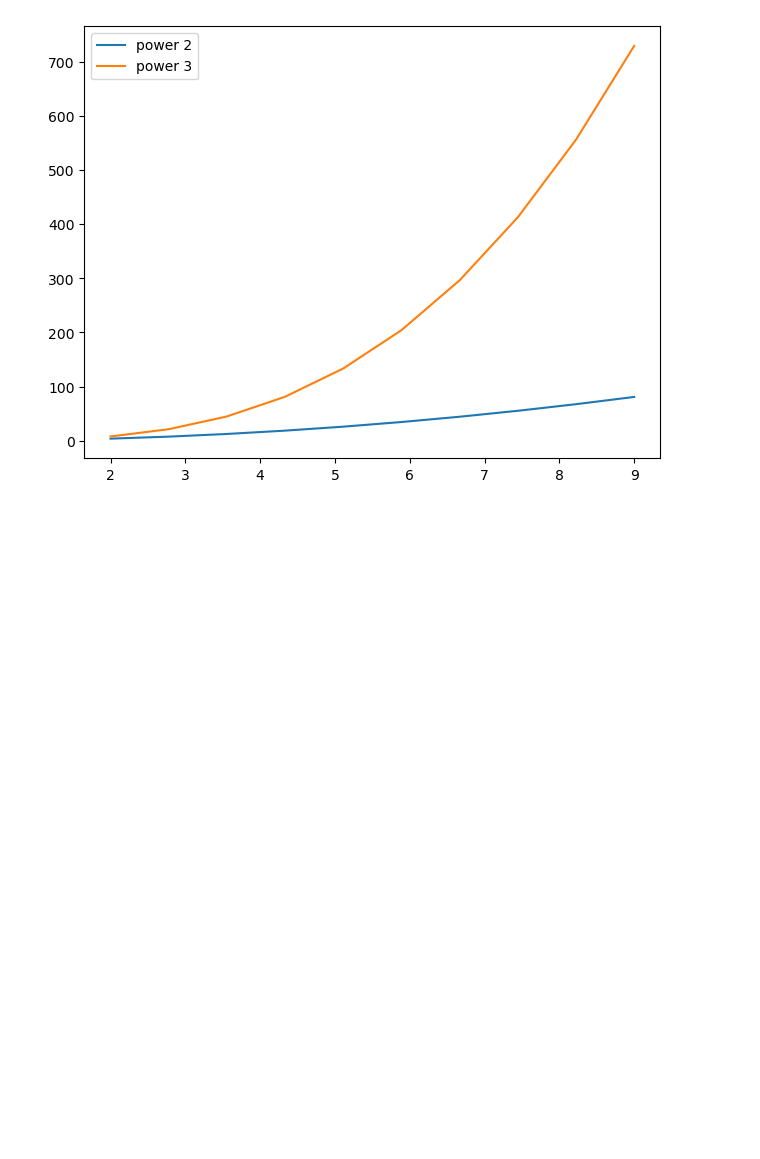
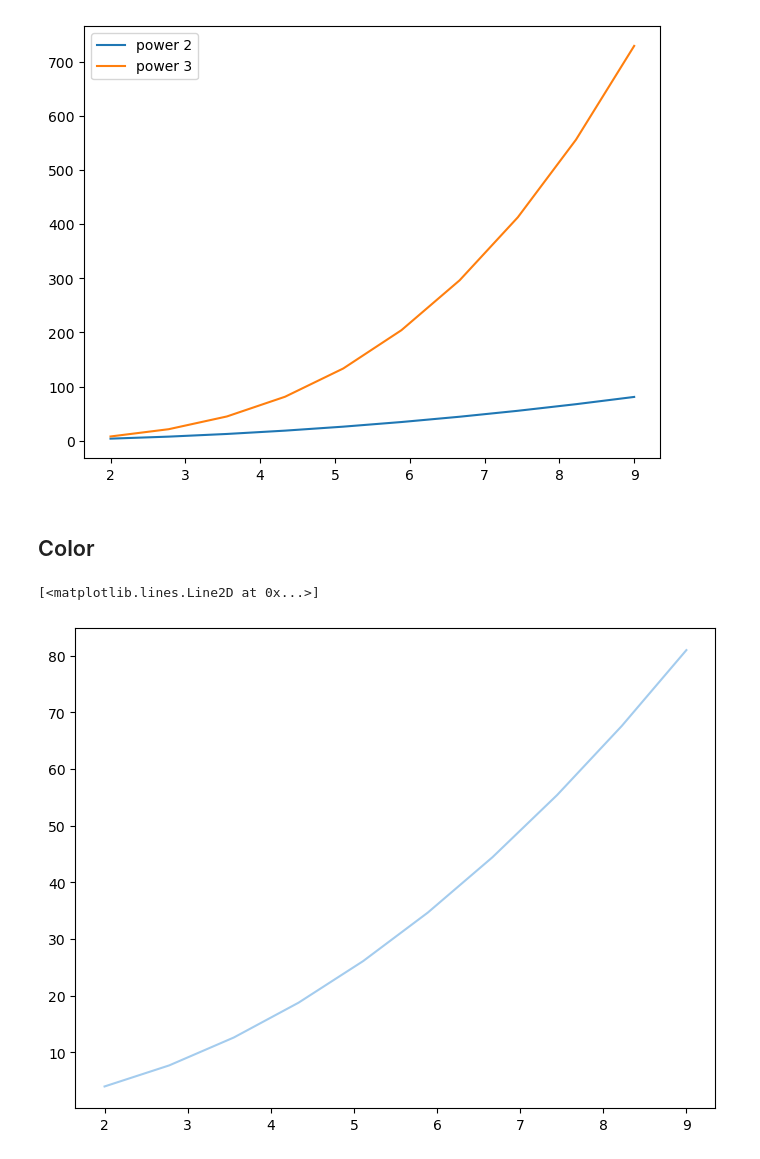
Before and after one commit to clog10/Machine-Learning, a Jupyter notebook: MatplotLib/Matplotlib.ipynb, the cells around one changed output. Cells and saved outputs as stored; diff of their text form; code cells hidden in the pictures; blank space fills up the shorter version.

Commit message:
Config graphs

```diff
--- a/MatplotLib/Matplotlib.ipynb
+++ b/MatplotLib/Matplotlib.ipynb
@@ -87,3 +87,12 @@ gr.legend(loc=0)
 # %% [output]
 <matplotlib.legend.Legend at 0x...>
 [figure]
+# %% [markdown]
+## Color
+# %%
+figu = plt.figure()
+gra = figu.add_axes([0,0,1,1])
+gra.plot(x, y, '#A4CCEE')
+# %% [output]
+[<matplotlib.lines.Line2D at 0x...>]
+[figure, added]
```
Also changed, not shown: parts of 6 cells of this notebook.
